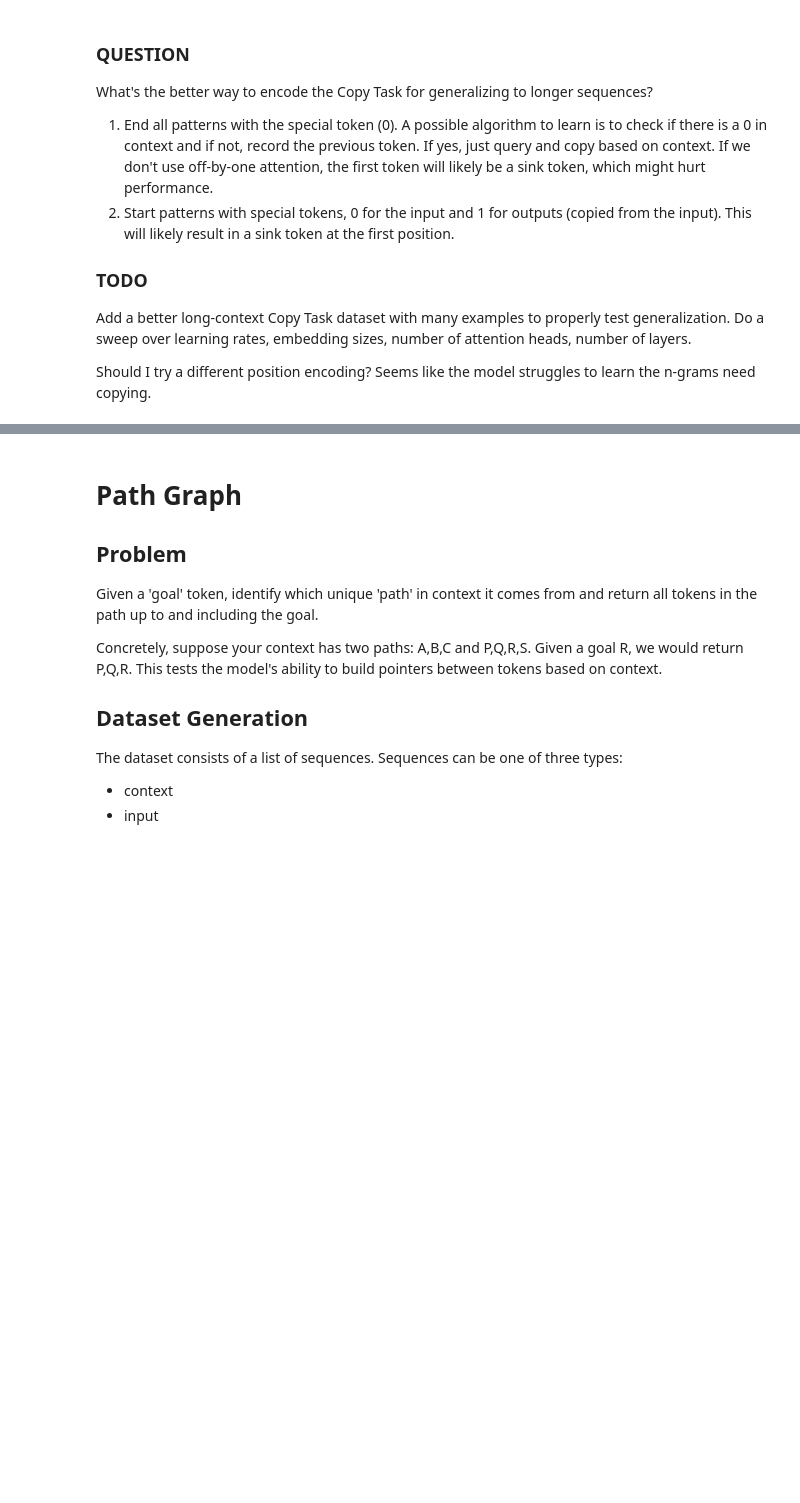
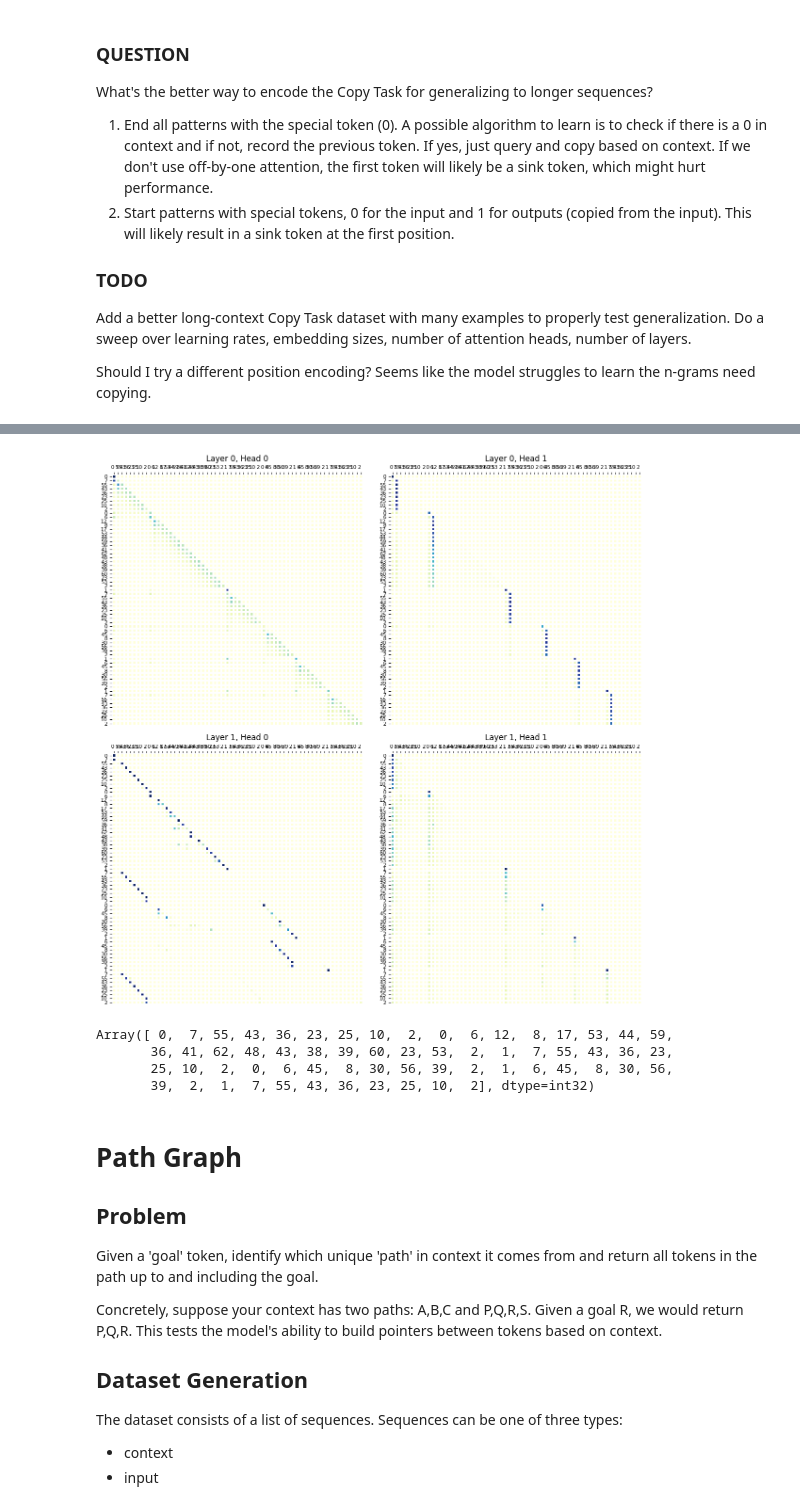
Before and after one commit to nikolageorgiev2000/modded-nanogpt-jax, a Jupyter notebook: path_graphs.ipynb, the cells around one changed output, grey strips where cells are left out. Drawn from its saved outputs; the diff is of its cells as text; code cells hidden in the pictures; blank space fills up the shorter version.

```diff
--- a/path_graphs.ipynb
+++ b/path_graphs.ipynb
@@ -408,0 +622,17 @@ Should I try a different position encoding? Seems like the model struggles to le
+# %%
+dataset_name = 'loadtask'
+
+n_data = 2**19*3
+sample_len = 512
+val_data_len = n_data//16
+data, mask = generate_batch_numba_partial_ops(n_data, sample_len, 0, 4, 32, 0.8)
+data_with_mask = np.concatenate([data[None, ...], mask[None, ...]], axis=0)
+train_ids = data_with_mask[:, :-val_data_len, :].reshape(2, -1)
+val_ids = data_with_mask[:, -val_data_len:, :].reshape(2, -1)
+
+if not os.path.exists(dataset_name):
+    os.makedirs(dataset_name)
+train_ids.tofile(os.path.join(dataset_name, 'train_with_mask.bin'))
+val_ids.tofile(os.path.join(dataset_name, 'val_with_mask.bin'))
+
+print(f'Active tokens: {val_ids[1].mean() * 100:.2f}%')
@@ -408,0 +685,2 @@ Should I try a different position encoding? Seems like the model struggles to le
+# %%
+params = train.train_loop(config)
@@ -409,3 +861,38 @@ Should I try a different position encoding? Seems like the model struggles to le
+# %%
+preds, attn_weights = model.gpt_forward(params, rope_params, res[None,:], config.get_model_config(), return_attn_weights=True)
+# %%
+row_subset = jnp.arange(0, cursor)
+col_subset = jnp.arange(0, cursor)
+
+# Determine num_layers and num_heads from attn_weights structure
+num_layers = len(attn_weights)
+num_heads = attn_weights[0][0].shape[0]  # Assuming shape: [num_heads, seq, seq]
+
+fig, axes = plt.subplots(num_layers, num_heads, figsize=(6 * num_heads, 6 * num_layers), squeeze=False)
+
+for l in range(num_layers):
+    for h in range(num_heads):
+        selected_attn = attn_weights[l][0][h][row_subset[:, None], col_subset[None, :]]
+        ax = axes[l, h]
+        im = heatmap(
+            selected_attn,
+            res[row_subset], res[col_subset], ax=ax,
+            cmap="YlGnBu"
+        )
+        ax.set_title(f"Layer {l}, Head {h}")
+
+fig.tight_layout()
+plt.show()
+# %% [output]
+[figure, added]
+# %%
+res = jnp.array(res)
+res[:cursor]
+# %% [output]
+Array([ 0,  7, 55, 43, 36, 23, 25, 10,  2,  0,  6, 12,  8, 17, 53, 44, 59,
+       36, 41, 62, 48, 43, 38, 39, 60, 23, 53,  2,  1,  7, 55, 43, 36, 23,
+       25, 10,  2,  0,  6, 45,  8, 30, 56, 39,  2,  1,  6, 45,  8, 30, 56,
+       39,  2,  1,  7, 55, 43, 36, 23, 25, 10,  2], dtype=int32)
 # %% [markdown]
 # Path Graph
 
```
Also changed, not shown: parts of 18 cells of this notebook, 1 other file.
